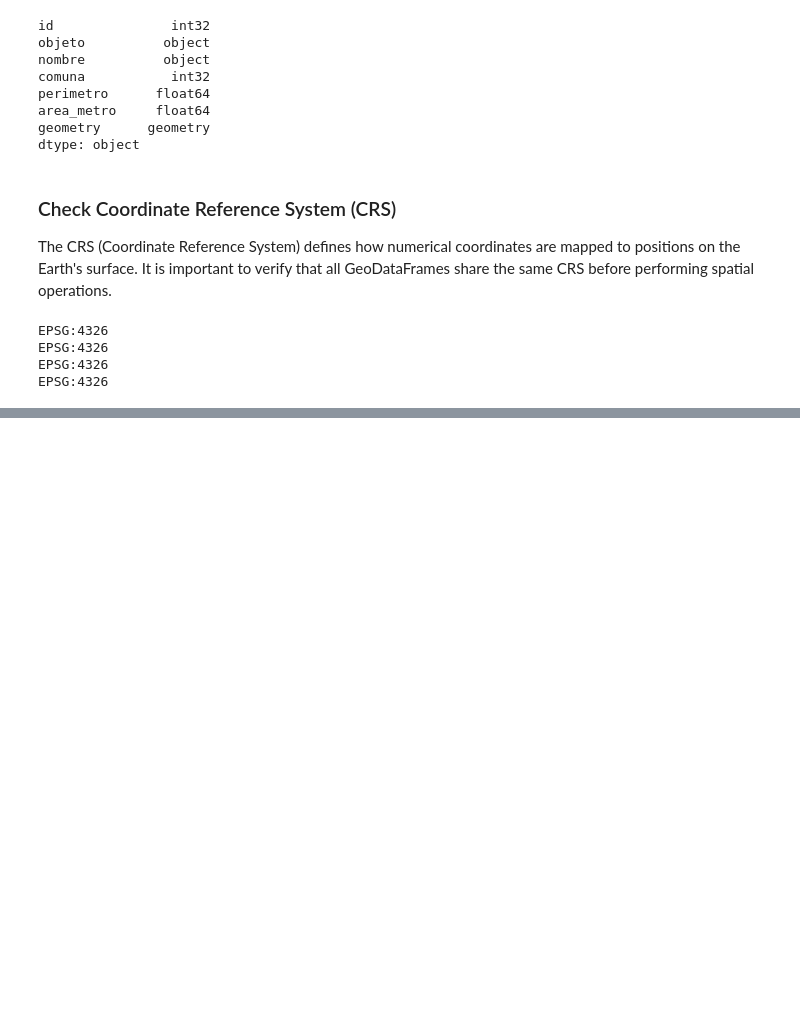
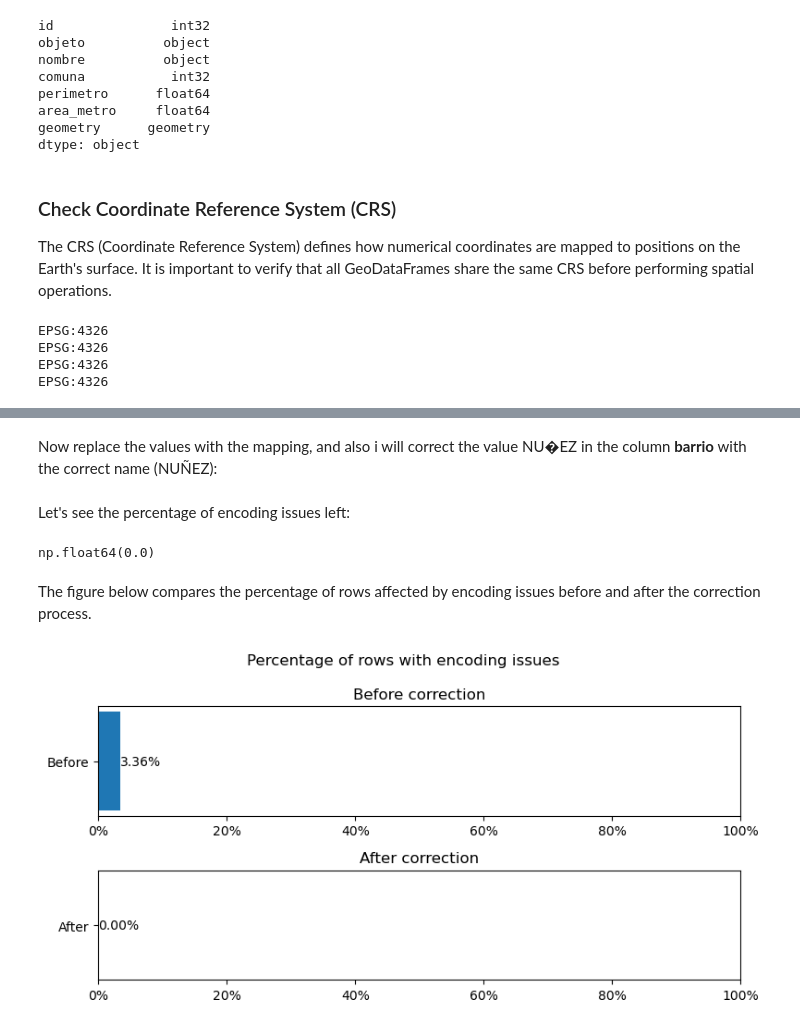
Before and after one commit to FacundoBerthet/caba-public-transport-analysis, a Jupyter notebook: notebooks/01_EDA_bus_stops.ipynb, the cells around one changed output, grey strips where cells are left out. Saved outputs shown, nothing was run; the diff lists cells and outputs as text; code cells hidden in the pictures; blank space fills up the shorter version.

```diff
--- a/notebooks/01_EDA_bus_stops.ipynb
+++ b/notebooks/01_EDA_bus_stops.ipynb
@@ -466,0 +439,54 @@ comunas.plot()
+# %%
+manual_fixes = {
+    "ALEJANDRO MARGARI�OS CERVANTES": ["ALEJANDRO MAGARIÑOS CERVANTES"],
+    "PRES LUIS SAENZ PE�A": ["PRES LUIS SAENZ PEÑA"],
+    "PRES ROQUE SAENZ PE�A AV": ["PRES ROQUE SAENZ PEÑA AV"],
+    "NICASIO ORO�O": ["NICASIO OROÑO"],
+    "COLOMBIA AV Y CERVI�O AV": ["COLOMBIA AV Y CERVIÑO AV"],
+}
+matches.update(manual_fixes)
+# %% [markdown]
+Now replace the values with the mapping, and also i will correct the value NU�EZ in the column **barrio** with the correct name (NUÑEZ):
+# %%
+# Grab only the values with a coincidence
+mapping = {
+    k: v[0]
+    for k, v in matches.items()
+    if len(v) == 1
+}
+stops["calle"] = stops["calle"].replace(mapping)
+stops["barrio"] = stops["barrio"].replace(to_replace="NU\ufffdEZ", value="NUÑEZ", regex=False)
+# %% [markdown]
+Let's see the percentage of encoding issues left:
+# %%
+stops["has_encoding_issue"] = (
+    stops[["calle", "barrio"]]
+    .apply(lambda col: col.str.contains(corrupt_pattern))
+    .any(axis=1)
+)
+after_perc = stops["has_encoding_issue"].mean() * 100
+after_perc
+# %% [output]
+np.float64(0.0)
+# %% [markdown]
+The figure below compares the percentage of rows affected by encoding issues before and after the correction process.
+# %%
+from matplotlib.ticker import PercentFormatter
+fig, axes = plt.subplots(2, 1, figsize=(8, 4))
+
+axes[0].set_title("Before correction")
+axes[0].barh(["Before"], [before_perc])
+axes[0].set_xlim(0, 100)
+axes[0].xaxis.set_major_formatter(PercentFormatter())
+axes[0].text(before_perc, 0, f"{before_perc:.2f}%", va="center")
+
+axes[1].set_title("After correction")
+axes[1].barh(["After"], [after_perc])
+axes[1].set_xlim(0, 100)
+axes[1].xaxis.set_major_formatter(PercentFormatter())
+axes[1].text(after_perc, 0, f"{after_perc:.2f}%", va="center")
+
+fig.suptitle("Percentage of rows with encoding issues", fontsize=12)
+plt.tight_layout()
+# %% [output]
+[figure, added]
```
Also changed, not shown: parts of 56 cells of this notebook.
